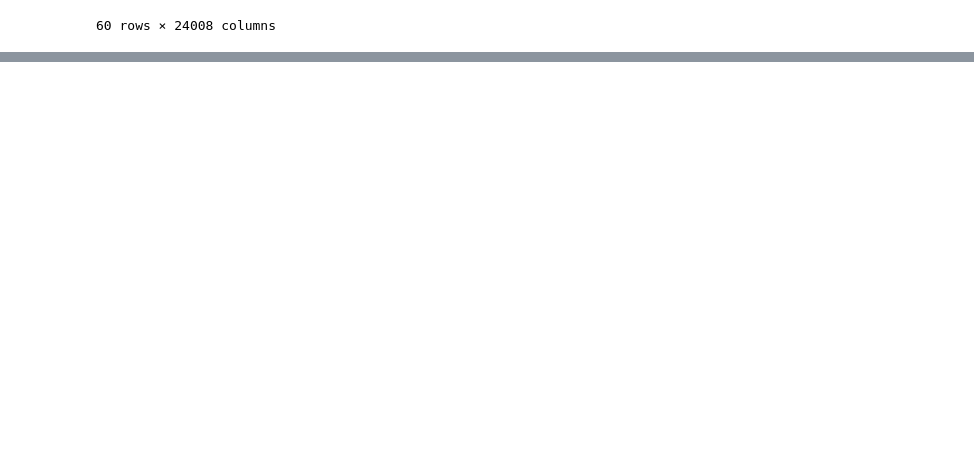
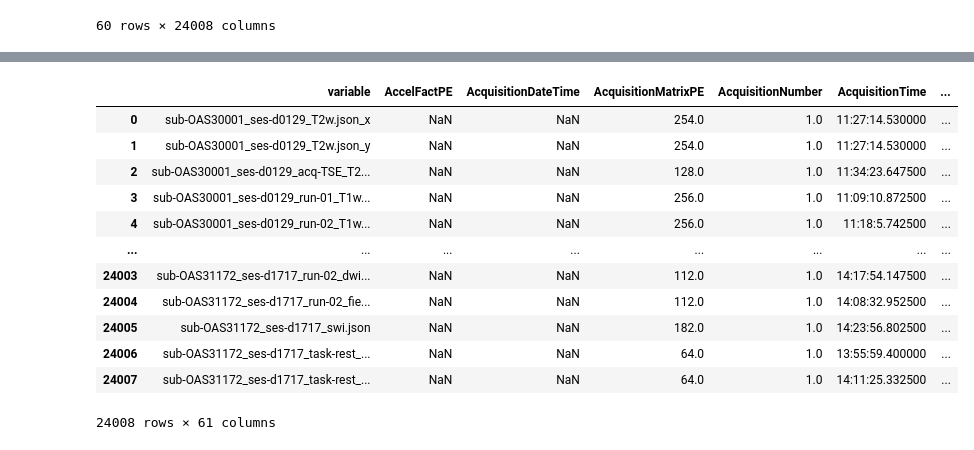
Before and after one commit to pheight/mri_oasis3_analysis, a Jupyter notebook: mri_oasis3_analysis.ipynb, the cells around one changed output, grey strips where cells are left out. Cells and saved outputs as stored; diff of their text form; code cells hidden in the pictures; blank space fills up the shorter version.

```diff
--- a/mri_oasis3_analysis.ipynb
+++ b/mri_oasis3_analysis.ipynb
@@ -454,0 +470,18 @@ tran_dicom
+# %%
+dicom = pd.read_csv('dicom.csv')
+# %%
+dicom
+# %% [output]
+|  | variable | AccelFactPE | AcquisitionDateTime | AcquisitionMatrixPE | AcquisitionNumber | AcquisitionTime | ... |
+| 0 | sub-OAS30001_ses-d0129_T2w.json_x | NaN | NaN | 254.0 | 1.0 | 11:27:14.530000 | ... |
+| 1 | sub-OAS30001_ses-d0129_T2w.json_y | NaN | NaN | 254.0 | 1.0 | 11:27:14.530000 | ... |
+| 2 | sub-OAS30001_ses-d0129_acq-TSE_T2... | NaN | NaN | 128.0 | 1.0 | 11:34:23.647500 | ... |
+| 3 | sub-OAS30001_ses-d0129_run-01_T1w... | NaN | NaN | 256.0 | 1.0 | 11:09:10.872500 | ... |
+| 4 | sub-OAS30001_ses-d0129_run-02_T1w... | NaN | NaN | 256.0 | 1.0 | 11:18:5.742500 | ... |
+| ... | ... | ... | ... | ... | ... | ... | ... |
+| 24003 | sub-OAS31172_ses-d1717_run-02_dwi... | NaN | NaN | 112.0 | 1.0 | 14:17:54.147500 | ... |
+| 24004 | sub-OAS31172_ses-d1717_run-02_fie... | NaN | NaN | 112.0 | 1.0 | 14:08:32.952500 | ... |
+| 24005 | sub-OAS31172_ses-d1717_swi.json | NaN | NaN | 182.0 | 1.0 | 14:23:56.802500 | ... |
+| 24006 | sub-OAS31172_ses-d1717_task-rest_... | NaN | NaN | 64.0 | 1.0 | 13:55:59.400000 | ... |
+| 24007 | sub-OAS31172_ses-d1717_task-rest_... | NaN | NaN | 64.0 | 1.0 | 14:11:25.332500 | ... |
+24008 rows × 61 columns
```
Also changed, not shown: parts of 3 cells of this notebook, 1 other file.
